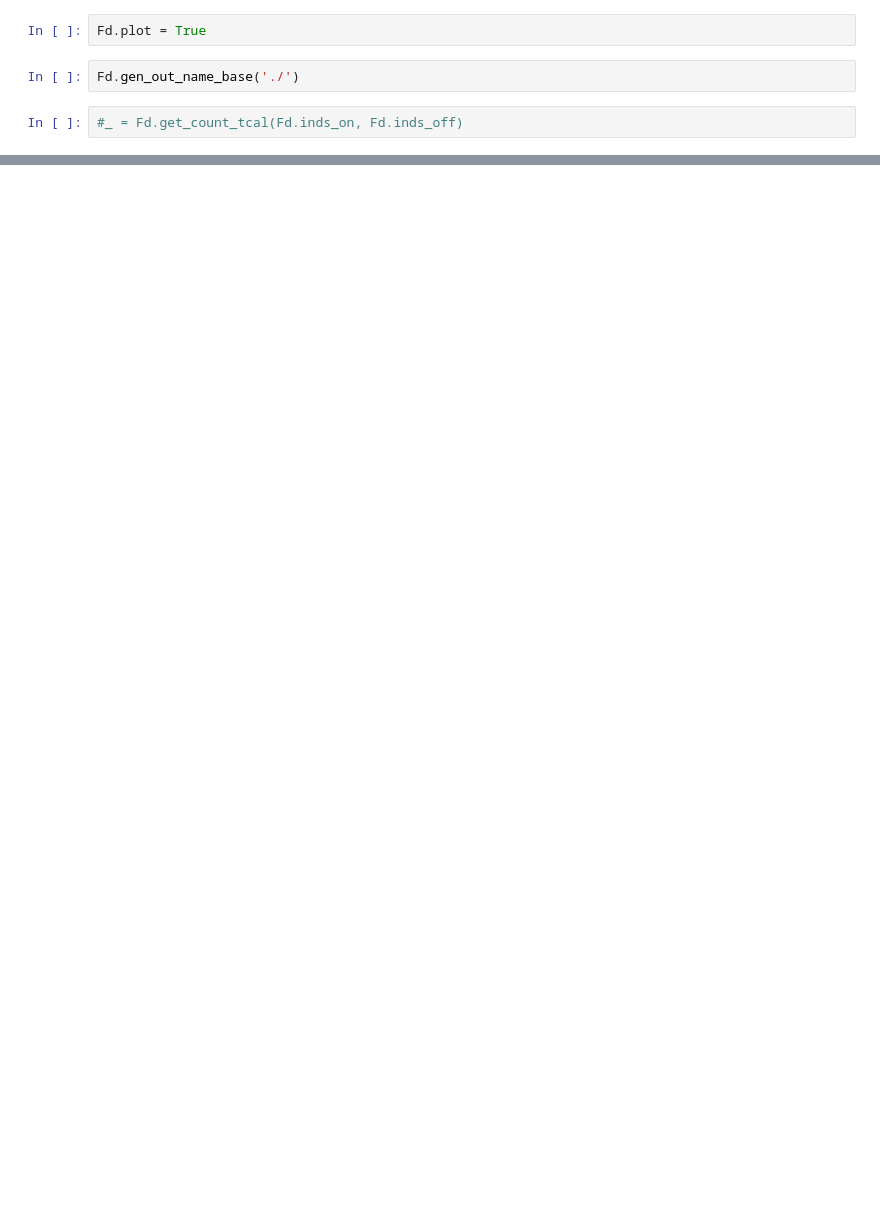
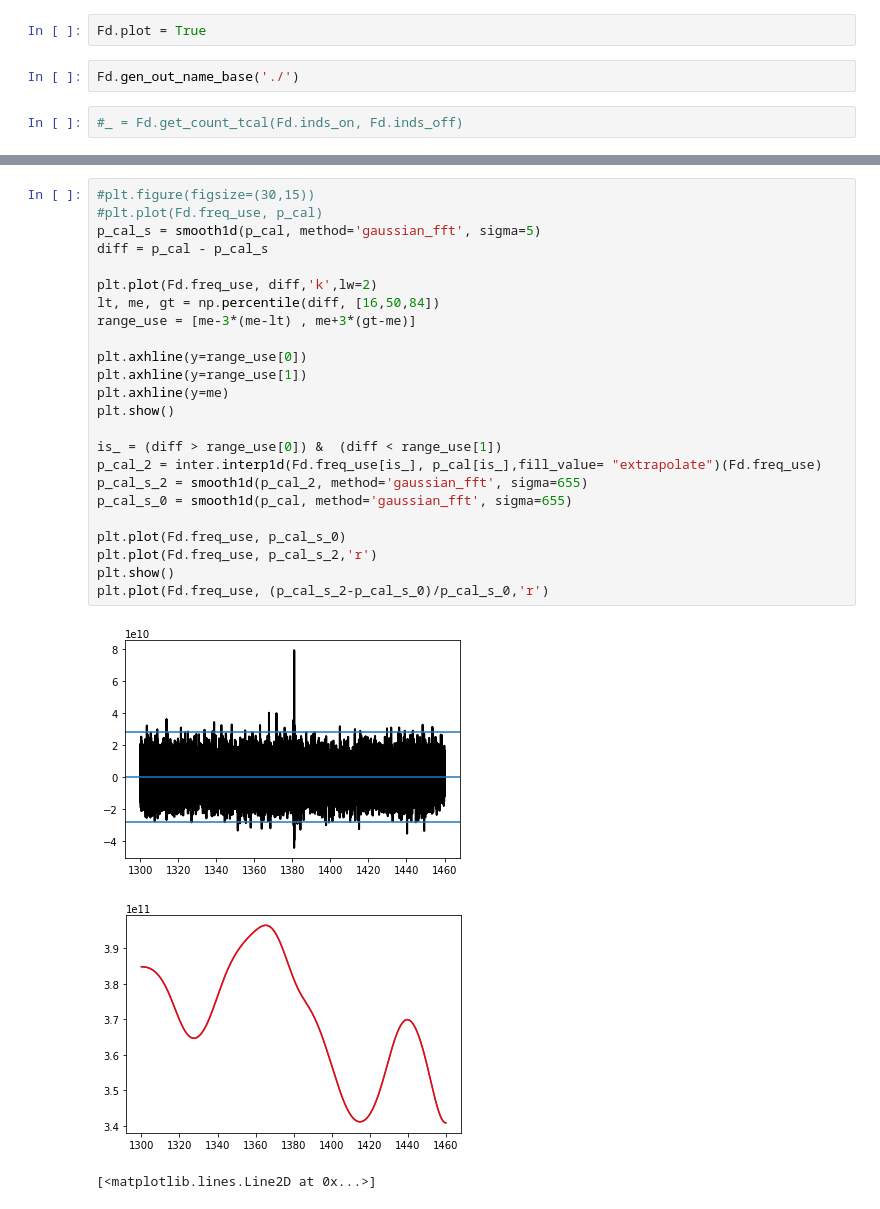
Before and after one commit to jyingjie/hifast, a Jupyter notebook: nbs/00_cal.ipynb, the cells around one changed output, grey strips where cells are left out. Cells and saved outputs as stored; diff of their text form; blank space fills up the shorter version.

```diff
--- a/nbs/00_cal.ipynb
+++ b/nbs/00_cal.ipynb
@@ -767,0 +811,28 @@ for p_cal in p_cals[...,0]:
+# %%
+#plt.figure(figsize=(30,15))
+#plt.plot(Fd.freq_use, p_cal)
+p_cal_s = smooth1d(p_cal, method='gaussian_fft', sigma=5)
+diff = p_cal - p_cal_s
+
+plt.plot(Fd.freq_use, diff,'k',lw=2)
+lt, me, gt = np.percentile(diff, [16,50,84])
+range_use = [me-3*(me-lt) , me+3*(gt-me)]
+
+plt.axhline(y=range_use[0])
+plt.axhline(y=range_use[1])
+plt.axhline(y=me)
+plt.show()
+
+is_ = (diff > range_use[0]) &  (diff < range_use[1])
+p_cal_2 = inter.interp1d(Fd.freq_use[is_], p_cal[is_],fill_value= "extrapolate")(Fd.freq_use)
+p_cal_s_2 = smooth1d(p_cal_2, method='gaussian_fft', sigma=655)
+p_cal_s_0 = smooth1d(p_cal, method='gaussian_fft', sigma=655)
+
+plt.plot(Fd.freq_use, p_cal_s_0)
+plt.plot(Fd.freq_use, p_cal_s_2,'r')
+plt.show()
+plt.plot(Fd.freq_use, (p_cal_s_2-p_cal_s_0)/p_cal_s_0,'r')
+# %% [output]
+[figure, added]
+[figure, added]
+[<matplotlib.lines.Line2D at 0x...>]
```
Also changed, not shown: parts of 18 cells of this notebook, 15 other files.
